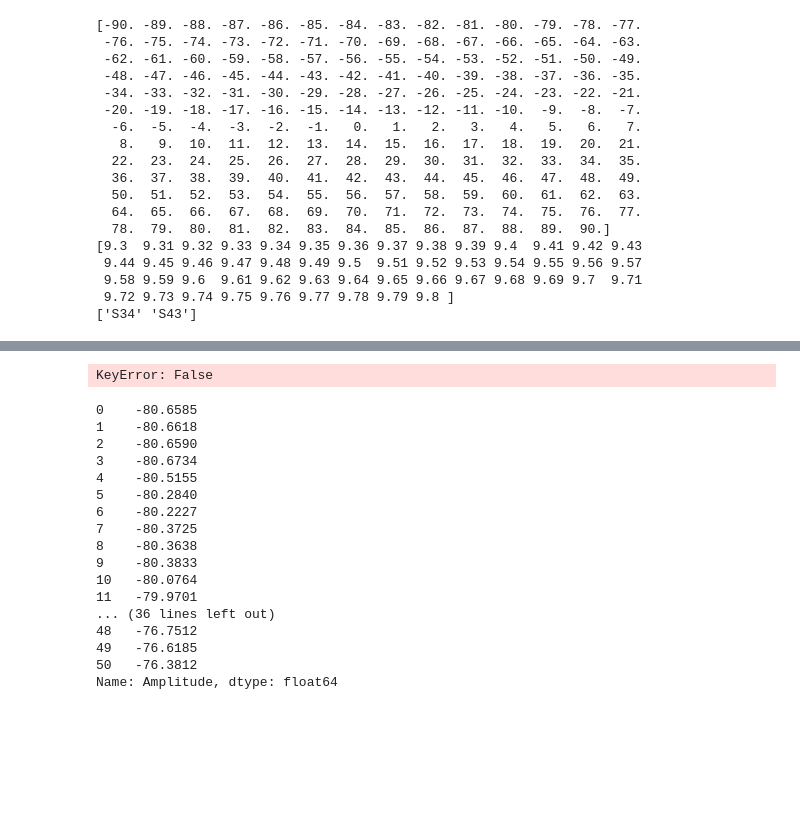
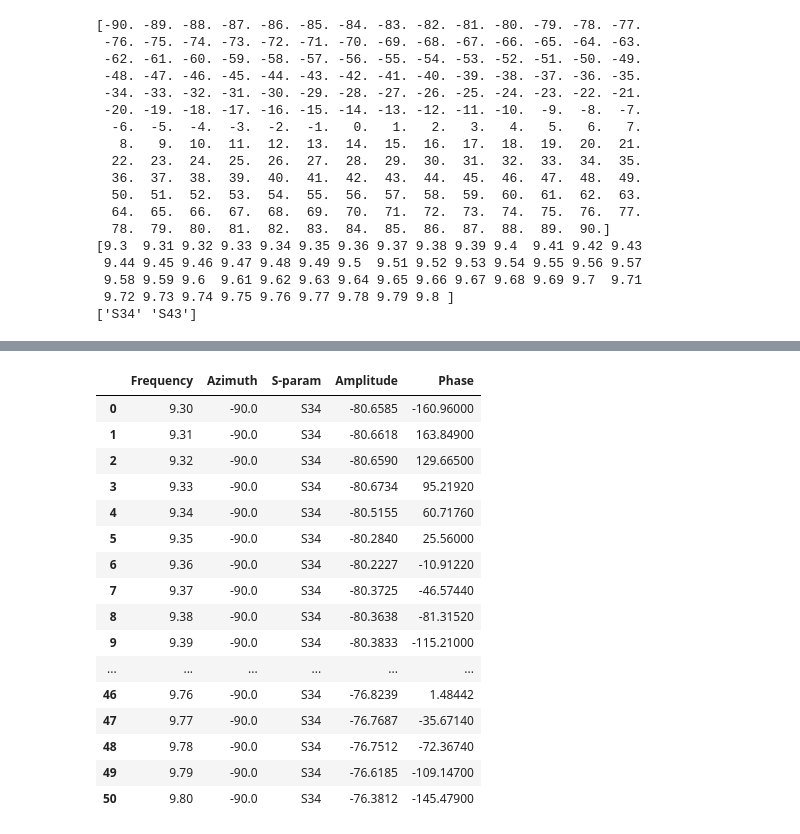
Before and after one commit to MargaritaWraith/DN_csv_parser, a Jupyter notebook: ParsedCSV.ipynb, the cells around one changed output, grey strips where cells are left out. Saved outputs shown, nothing was run; the diff lists cells and outputs as text; code cells hidden in the pictures; blank space fills up the shorter version.

```diff
--- a/ParsedCSV.ipynb
+++ b/ParsedCSV.ipynb
@@ -68,29 +88,23 @@ print(df['S-param'].unique())
 # %%
-# latest_data = data[data['Day'] == 30]
-df_neg90 = df['Azimuth' == -90.]
-df_neg90_S34 = df_neg90['S-param' == 'S34']
-df_neg90_S34.info()
+df_neg90_S34 = df[df['Azimuth'] == -90.][df['S-param'] == 'S34']
+df_neg90_S34
 # %% [output]
-KeyError: False
+|  | Frequency | Azimuth | S-param | Amplitude | Phase |
+| 0 | 9.30 | -90.0 | S34 | -80.6585 | -160.96000 |
+| 1 | 9.31 | -90.0 | S34 | -80.6618 | 163.84900 |
+| 2 | 9.32 | -90.0 | S34 | -80.6590 | 129.66500 |
+| 3 | 9.33 | -90.0 | S34 | -80.6734 | 95.21920 |
+| 4 | 9.34 | -90.0 | S34 | -80.5155 | 60.71760 |
+| 5 | 9.35 | -90.0 | S34 | -80.2840 | 25.56000 |
+| 6 | 9.36 | -90.0 | S34 | -80.2227 | -10.91220 |
+| 7 | 9.37 | -90.0 | S34 | -80.3725 | -46.57440 |
+| 8 | 9.38 | -90.0 | S34 | -80.3638 | -81.31520 |
+| 9 | 9.39 | -90.0 | S34 | -80.3833 | -115.21000 |
+| ... | ... | ... | ... | ... | ... |
+| 46 | 9.76 | -90.0 | S34 | -76.8239 | 1.48442 |
+| 47 | 9.77 | -90.0 | S34 | -76.7687 | -35.67140 |
+| 48 | 9.78 | -90.0 | S34 | -76.7512 | -72.36740 |
+| 49 | 9.79 | -90.0 | S34 | -76.6185 | -109.14700 |
+| 50 | 9.80 | -90.0 | S34 | -76.3812 | -145.47900 |
-# %%
-df_neg90_S34['Amplitude']
-# %% [output]
-0    -80.6585
-1    -80.6618
-2    -80.6590
-3    -80.6734
-4    -80.5155
-5    -80.2840
-6    -80.2227
-7    -80.3725
-8    -80.3638
-9    -80.3833
-10   -80.0764
-11   -79.9701
-... (36 lines left out)
-48   -76.7512
-49   -76.6185
-50   -76.3812
-Name: Amplitude, dtype: float64
 # %%
 fig, ax = plt.subplots(figsize = (16,8))
```
Also changed, not shown: parts of 4 cells of this notebook.
